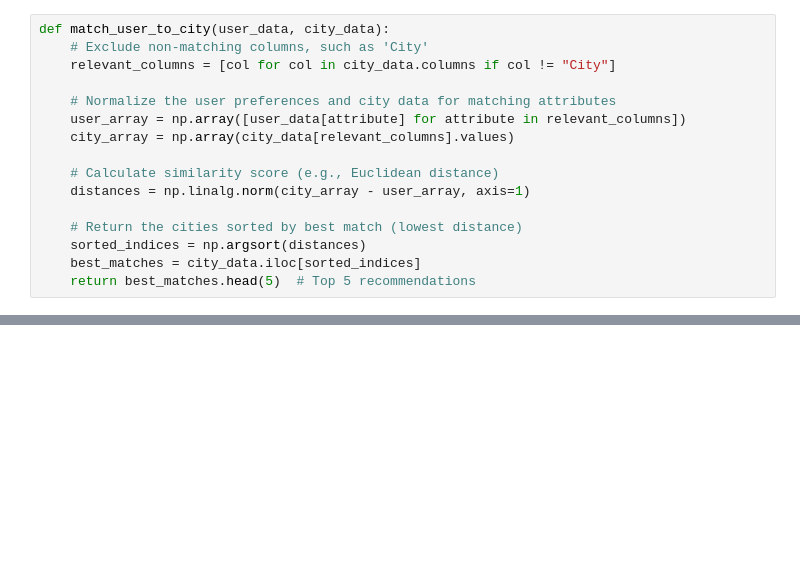
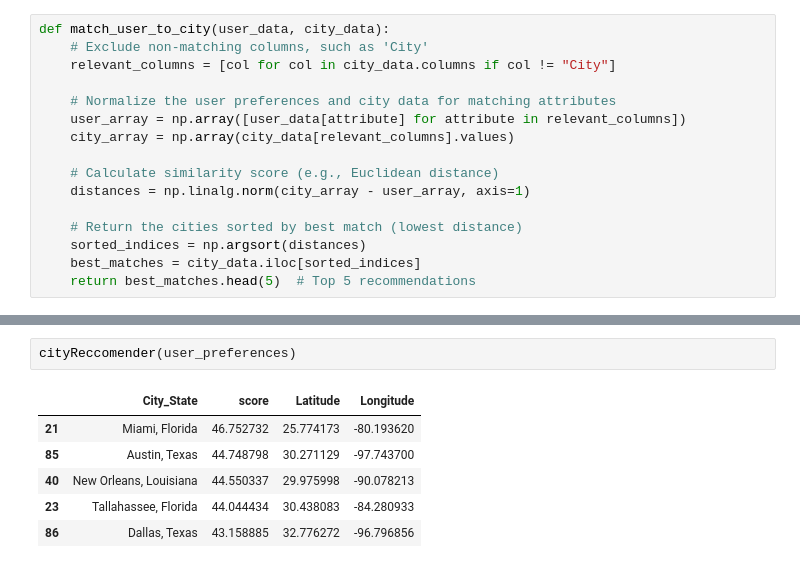
Before and after one commit to juliakirk/senior-capstone, a Jupyter notebook: datasets/testing.ipynb, the cells around one changed output, grey strips where cells are left out. Drawn from its saved outputs; the diff is of its cells as text; blank space fills up the shorter version.

```diff
--- a/datasets/testing.ipynb
+++ b/datasets/testing.ipynb
@@ -1578,0 +1826,9 @@ def match_user_to_city(user_data, city_data):
+# %%
+cityReccomender(user_preferences)
+# %% [output]
+|  | City_State | score | Latitude | Longitude |
+| 21 | Miami, Florida | 46.752732 | 25.774173 | -80.193620 |
+| 85 | Austin, Texas | 44.748798 | 30.271129 | -97.743700 |
+| 40 | New Orleans, Louisiana | 44.550337 | 29.975998 | -90.078213 |
+| 23 | Tallahassee, Florida | 44.044434 | 30.438083 | -84.280933 |
+| 86 | Dallas, Texas | 43.158885 | 32.776272 | -96.796856 |
```
Also changed, not shown: parts of 4 cells of this notebook, 5 other files.
